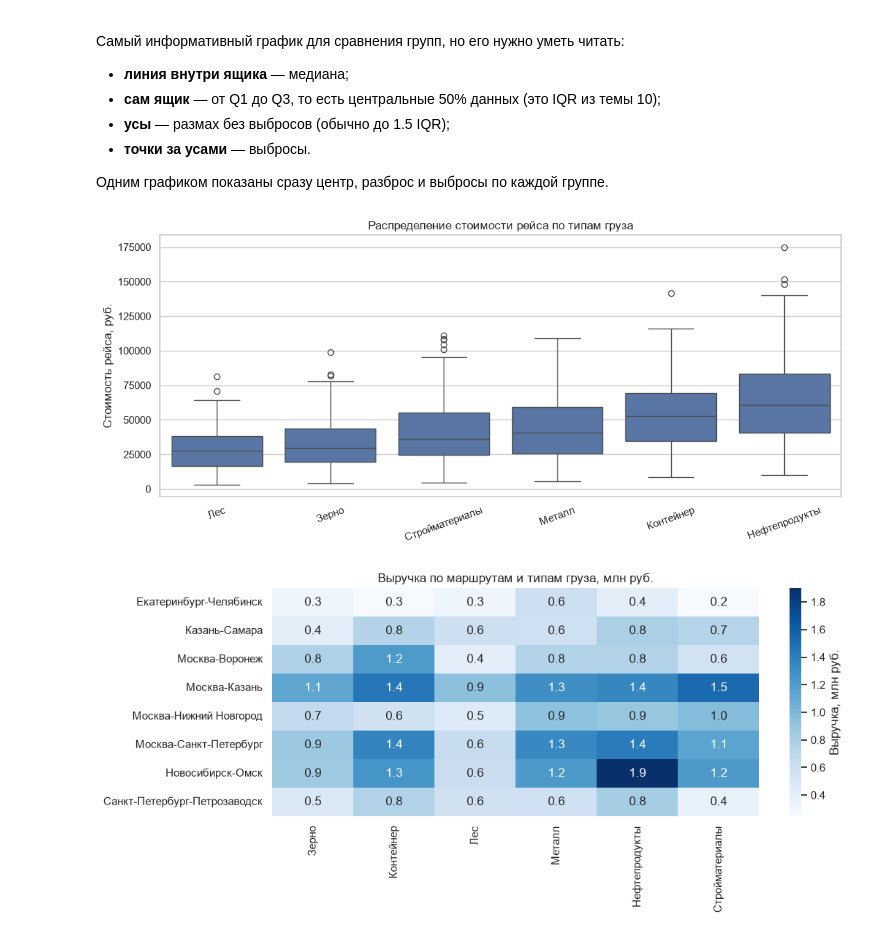
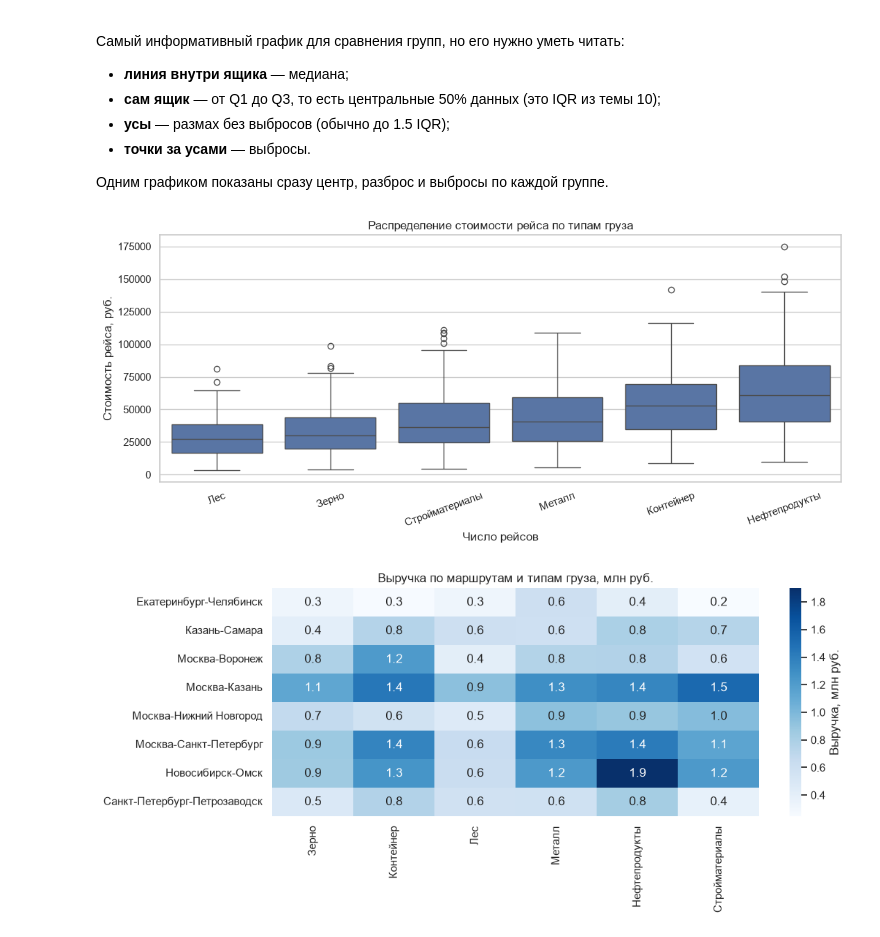
Before and after one commit to K0TOFEY/Laboratory_works_rut, a Jupyter notebook: S5_31.10.2026/LW2 (2).ipynb, the cells around one changed output. Cells and saved outputs as stored; diff of their text form; code cells hidden in the pictures.

```diff
--- a/S5_31.10.2026/LW2 (2).ipynb
+++ b/S5_31.10.2026/LW2 (2).ipynb
@@ -570,18 +570,18 @@ plt.show()
 # %%
 fig, ax = plt.subplots(figsize=(11, 5))
 
 order = df.groupby("cargo_type")["cost_rub"].median().sort_values().index
 sns.boxplot(data=df, x="cargo_type", y="cost_rub", ax=ax, order=order, color="#4C72B0")
 
 ax.set_title("Распределение стоимости рейса по типам груза")
-ax.set_xlabel("")
+ax.set_xlabel("Число рейсов")
 ax.set_ylabel("Стоимость рейса, руб.")
 ax.tick_params(axis="x", rotation=20)
 
 fig.tight_layout()
 plt.show()
 # %% [output]
-[figure, old version]
+[figure, new version]
 # %%
 # Теплокарта: выручка на пересечении маршрута и типа груза
 pivot = df.pivot_table(index="route", columns="cargo_type",
```
Also changed, not shown: parts of 15 cells of this notebook, 5 other files.
